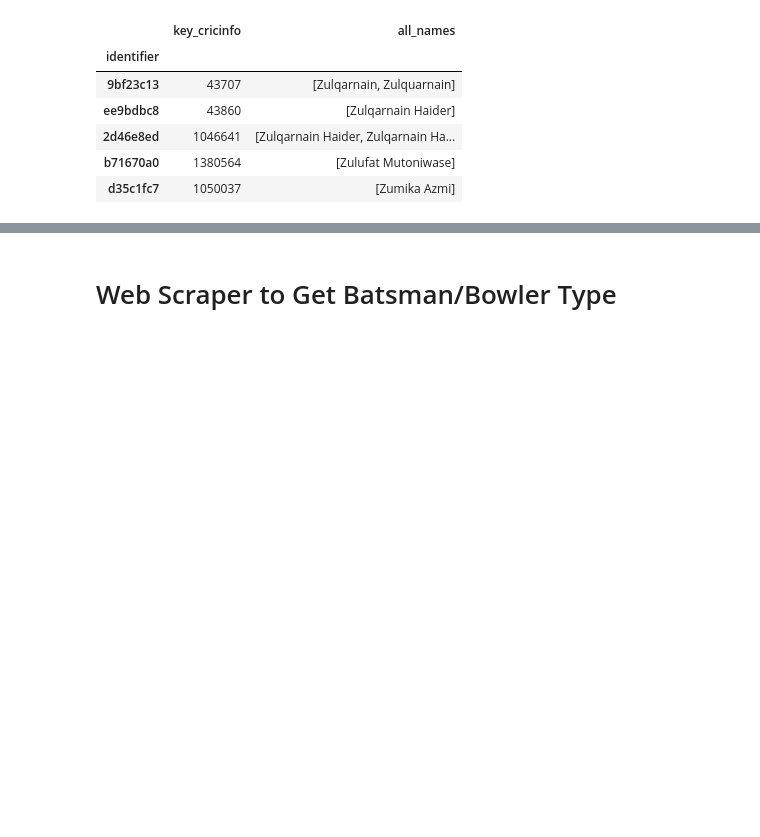
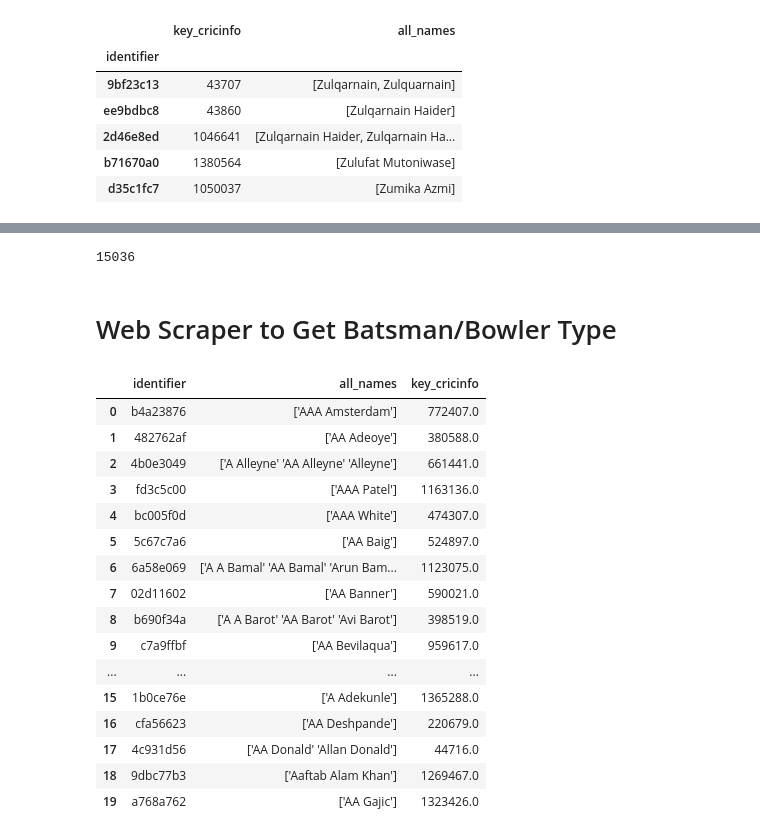
Before and after one commit to 19Kaumini/e19-co544-cricket-analytics-and-prediction, a Jupyter notebook: Scraper/scraper.ipynb, the cells around one changed output, grey strips where cells are left out. Cells and saved outputs as stored; diff of their text form; code cells hidden in the pictures; blank space fills up the shorter version.

```diff
--- a/Scraper/scraper.ipynb
+++ b/Scraper/scraper.ipynb
@@ -167,0 +189,5 @@ df = combinedNames(pd.read_csv("Data/people.csv"), pd.read_csv("Data/names.csv")
+# %%
+# number of rows in the dataframe
+df.shape[0]
+# %% [output]
+15036
@@ -236,3 +265,25 @@ class Player:
         except (AttributeError, TypeError):
             self.batting_style = None
             self.bowling_style = None
+# %%
+import pandas as pd
+df = pd.read_csv('supportive_csv_files/combined_names_with_id.csv')
+df.head(20)
+# %% [output]
+|  | identifier | all_names | key_cricinfo |
+| 0 | b4a23876 | ['AAA Amsterdam'] | 772407.0 |
+| 1 | 482762af | ['AA Adeoye'] | 380588.0 |
+| 2 | 4b0e3049 | ['A Alleyne' 'AA Alleyne' 'Alleyne'] | 661441.0 |
+| 3 | fd3c5c00 | ['AAA Patel'] | 1163136.0 |
+| 4 | bc005f0d | ['AAA White'] | 474307.0 |
+| 5 | 5c67c7a6 | ['AA Baig'] | 524897.0 |
+| 6 | 6a58e069 | ['A A Bamal' 'AA Bamal' 'Arun Bam... | 1123075.0 |
+| 7 | 02d11602 | ['AA Banner'] | 590021.0 |
+| 8 | b690f34a | ['A A Barot' 'AA Barot' 'Avi Barot'] | 398519.0 |
+| 9 | c7a9ffbf | ['AA Bevilaqua'] | 959617.0 |
+| ... | ... | ... | ... |
+| 15 | 1b0ce76e | ['A Adekunle'] | 1365288.0 |
+| 16 | cfa56623 | ['AA Deshpande'] | 220679.0 |
+| 17 | 4c931d56 | ['AA Donald' 'Allan Donald'] | 44716.0 |
+| 18 | 9dbc77b3 | ['Aaftab Alam Khan'] | 1269467.0 |
+| 19 | a768a762 | ['AA Gajic'] | 1323426.0 |
```
Also changed, not shown: parts of 11 cells of this notebook, 3 other files.
